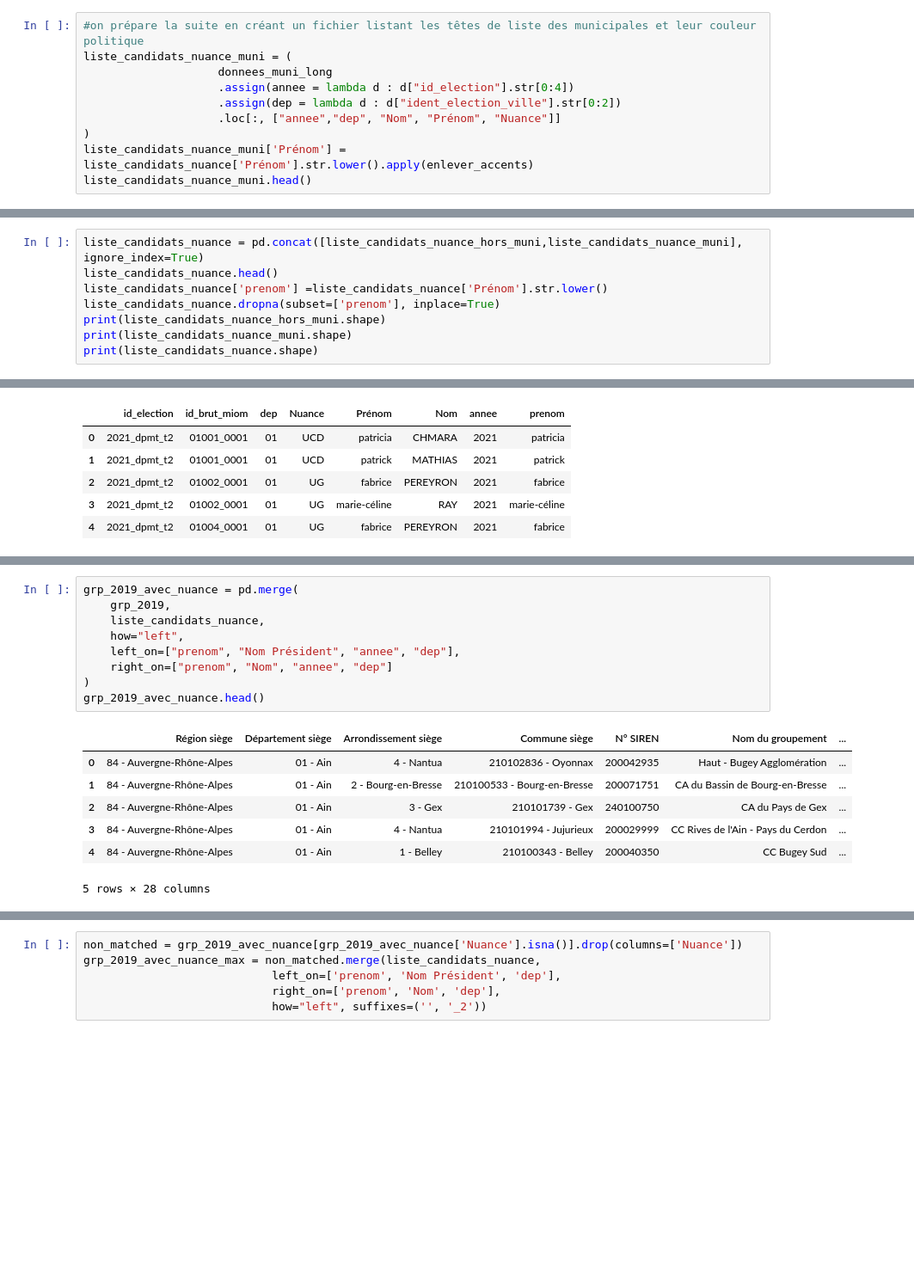
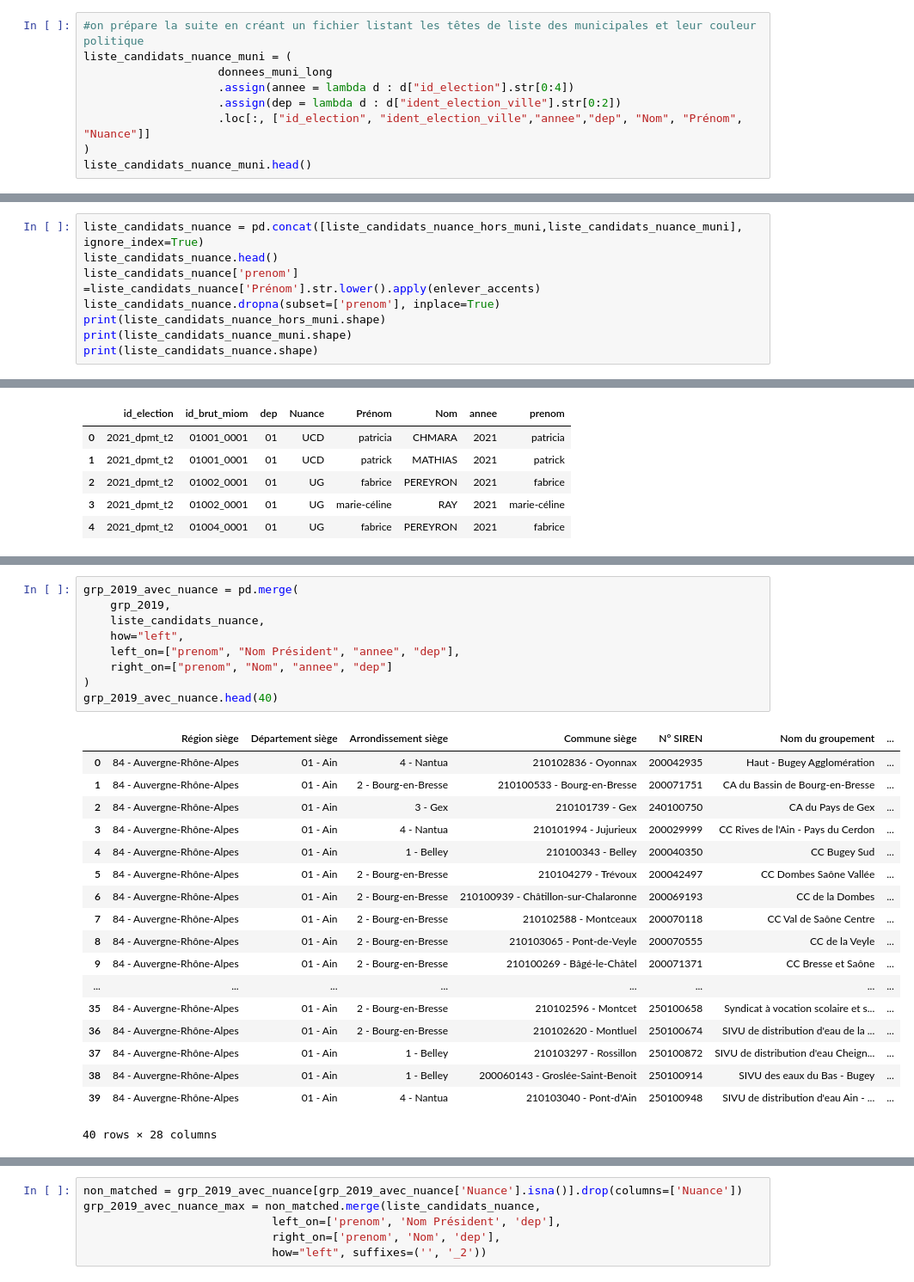
Before and after one commit to xdalp/projet3A, a Jupyter notebook: vote.ipynb, the cells around one changed output, grey strips where cells are left out. Shown at 86% size. Cells and saved outputs as stored; diff of their text form; blank space fills up the shorter version.

```diff
--- a/vote.ipynb
+++ b/vote.ipynb
@@ -176,8 +176,7 @@ liste_candidats_nuance_muni = (
                     donnees_muni_long
                     .assign(annee = lambda d : d["id_election"].str[0:4])
                     .assign(dep = lambda d : d["ident_election_ville"].str[0:2])
-                    .loc[:, ["annee","dep", "Nom", "Prénom", "Nuance"]]
+                    .loc[:, ["id_election", "ident_election_ville","annee","dep", "Nom", "Prénom", "Nuance"]]
 )
-liste_candidats_nuance_muni['Prénom'] = liste_candidats_nuance['Prénom'].str.lower().apply(enlever_accents)
 liste_candidats_nuance_muni.head()
 # %% [output]
@@ -187,7 +191,7 @@ ValueError: cannot reindex on an axis with duplicate labels
 # %%
 liste_candidats_nuance = pd.concat([liste_candidats_nuance_hors_muni,liste_candidats_nuance_muni], ignore_index=True)
 liste_candidats_nuance.head()
-liste_candidats_nuance['prenom'] =liste_candidats_nuance['Prénom'].str.lower()
+liste_candidats_nuance['prenom'] =liste_candidats_nuance['Prénom'].str.lower().apply(enlever_accents)
 liste_candidats_nuance.dropna(subset=['prenom'], inplace=True)
 print(liste_candidats_nuance_hors_muni.shape)
 print(liste_candidats_nuance_muni.shape)
@@ -258,18 +262,29 @@ liste_candidats_nuance[(liste_candidats_nuance['prenom'] == "jean") & (liste_can
 # %%
 grp_2019_avec_nuance = pd.merge(
     grp_2019,
     liste_candidats_nuance,
     how="left",
     left_on=["prenom", "Nom Président", "annee", "dep"],
     right_on=["prenom", "Nom", "annee", "dep"]
 )
-grp_2019_avec_nuance.head()
+grp_2019_avec_nuance.head(40)
 # %% [output]
 |  | Région siège | Département siège | Arrondissement siège | Commune siège | N° SIREN | Nom du groupement | ... |
 | 0 | 84 - Auvergne-Rhône-Alpes | 01 - Ain | 4 - Nantua | 210102836 - Oyonnax | 200042935 | Haut - Bugey Agglomération | ... |
 | 1 | 84 - Auvergne-Rhône-Alpes | 01 - Ain | 2 - Bourg-en-Bresse | 210100533 - Bourg-en-Bresse | 200071751 | CA du Bassin de Bourg-en-Bresse | ... |
 | 2 | 84 - Auvergne-Rhône-Alpes | 01 - Ain | 3 - Gex | 210101739 - Gex | 240100750 | CA du Pays de Gex | ... |
 | 3 | 84 - Auvergne-Rhône-Alpes | 01 - Ain | 4 - Nantua | 210101994 - Jujurieux | 200029999 | CC Rives de l'Ain - Pays du Cerdon | ... |
 | 4 | 84 - Auvergne-Rhône-Alpes | 01 - Ain | 1 - Belley | 210100343 - Belley | 200040350 | CC Bugey Sud | ... |
+| 5 | 84 - Auvergne-Rhône-Alpes | 01 - Ain | 2 - Bourg-en-Bresse | 210104279 - Trévoux | 200042497 | CC Dombes Saône Vallée | ... |
+| 6 | 84 - Auvergne-Rhône-Alpes | 01 - Ain | 2 - Bourg-en-Bresse | 210100939 - Châtillon-sur-Chalaronne | 200069193 | CC de la Dombes | ... |
+| 7 | 84 - Auvergne-Rhône-Alpes | 01 - Ain | 2 - Bourg-en-Bresse | 210102588 - Montceaux | 200070118 | CC Val de Saône Centre | ... |
+| 8 | 84 - Auvergne-Rhône-Alpes | 01 - Ain | 2 - Bourg-en-Bresse | 210103065 - Pont-de-Veyle | 200070555 | CC de la Veyle | ... |
+| 9 | 84 - Auvergne-Rhône-Alpes | 01 - Ain | 2 - Bourg-en-Bresse | 210100269 - Bâgé-le-Châtel | 200071371 | CC Bresse et Saône | ... |
+| ... | ... | ... | ... | ... | ... | ... | ... |
+| 35 | 84 - Auvergne-Rhône-Alpes | 01 - Ain | 2 - Bourg-en-Bresse | 210102596 - Montcet | 250100658 | Syndicat à vocation scolaire et s... | ... |
+| 36 | 84 - Auvergne-Rhône-Alpes | 01 - Ain | 2 - Bourg-en-Bresse | 210102620 - Montluel | 250100674 | SIVU de distribution d'eau de la ... | ... |
+| 37 | 84 - Auvergne-Rhône-Alpes | 01 - Ain | 1 - Belley | 210103297 - Rossillon | 250100872 | SIVU de distribution d'eau Cheign... | ... |
+| 38 | 84 - Auvergne-Rhône-Alpes | 01 - Ain | 1 - Belley | 200060143 - Groslée-Saint-Benoit | 250100914 | SIVU des eaux du Bas - Bugey | ... |
+| 39 | 84 - Auvergne-Rhône-Alpes | 01 - Ain | 4 - Nantua | 210103040 - Pont-d'Ain | 250100948 | SIVU de distribution d'eau Ain - ... | ... |
-5 rows × 28 columns
+40 rows × 28 columns
 # %%
```
Also changed, not shown: parts of 4 cells of this notebook.
